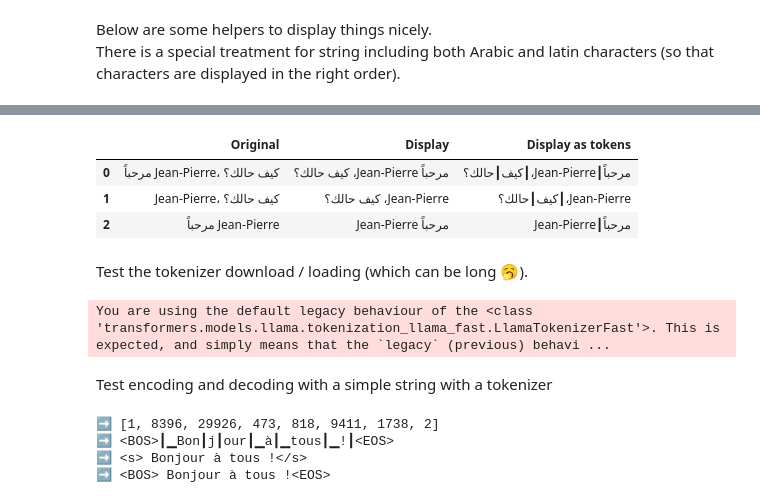
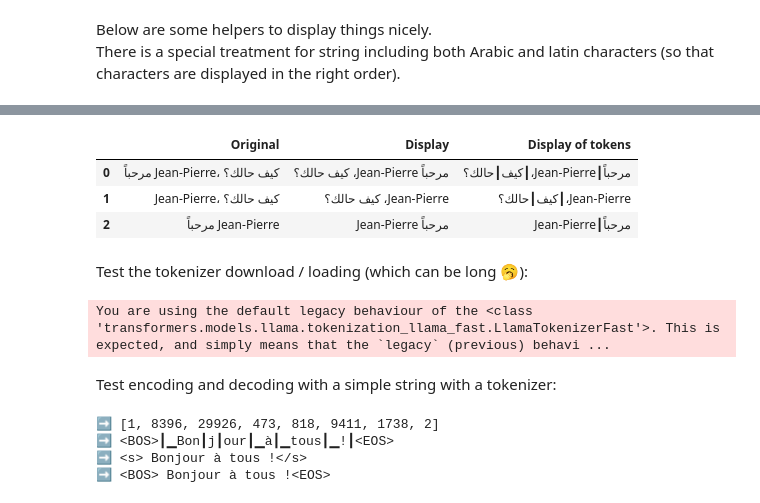
Before and after one commit to Jeronymous/deep_learning_notebooks, a Jupyter notebook: tokenizers.ipynb, the cells around one changed output, grey strips where cells are left out. Saved outputs shown, nothing was run; the diff lists cells and outputs as text; code cells hidden in the pictures.

```diff
--- a/tokenizers.ipynb
+++ b/tokenizers.ipynb
@@ -420,13 +422,13 @@ def normalize_for_display(text, is_token=False, fix_arabic=True):
     text = text \
         .replace("\n", "\\n") \
         .replace("\t", "\\t") \
-        .replace("\r", "\\r")
+        .replace("\r", "\\r") \
+        .replace(" ", "⍽") # non-break spaces
 
     if is_token:
         # Standard representation of whitespace
         text = text \
             .replace(" ", "▁") \
-            .replace(" ", "\\▁") \
             .replace("Ġ", "▁")
 
     # For non-ASCII characters that are NOT encoded in UTF-8
@@ -542,7 +544,7 @@ def fix_arabic_display(input, verbose=False):
     return "".join(chunks_by_language)
 
 
-if not "TEST":
+if "TEST":
     title = "☪ Test: Fix of display for text with Arabic and code-switching ☪"
     print(f"{title}\n" + "-"*(len(title)+2))
 
@@ -579,6 +581,6 @@ if not "TEST":
 pd.DataFrame({
     "Original": inputs,
     "Display": inputs_for_display,
-    "Display as tokens": [normalize_for_display(input.split(), is_token=True) for input in inputs],
+    "Display of tokens": [normalize_for_display(input.split(), is_token=True) for input in inputs],
 })
 # %% [output]
@@ -585 +602 @@ pd.DataFrame({
-|  | Original | Display | Display as tokens |
+|  | Original | Display | Display of tokens |
@@ -589,12 +606,12 @@ pd.DataFrame({
 # %% [markdown]
-Test the tokenizer download / loading (which can be long 🥱).
+Test the tokenizer download / loading (which can be long 🥱):
 # %%
 for tokenizer in my_tokenizers:
     load_tokenizer_with_cache(tokenizer)
 # %% [output]
 You are using the default legacy behaviour of the <class 'transformers.models.llama.tokenization_llama_fast.LlamaTokenizerFast'>. This is expected, and simply means that the `legacy` (previous) behavi ...
 # %% [markdown]
-Test encoding and decoding with a simple string with a tokenizer
+Test encoding and decoding with a simple string with a tokenizer:
 # %%
 for output in encode_decode(
     "Llama 2", # tokenizer
```
Also changed, not shown: parts of 6 cells of this notebook.
